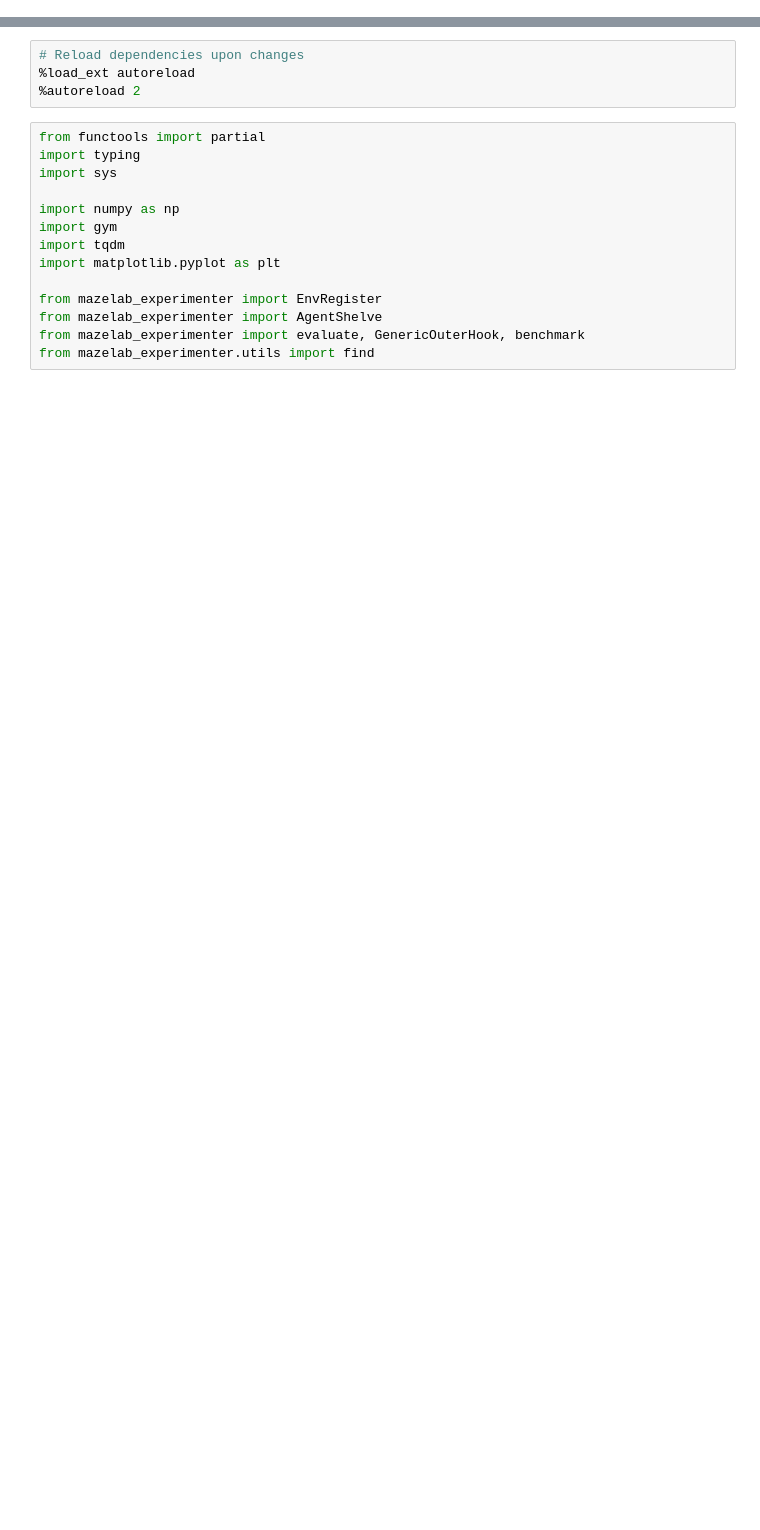
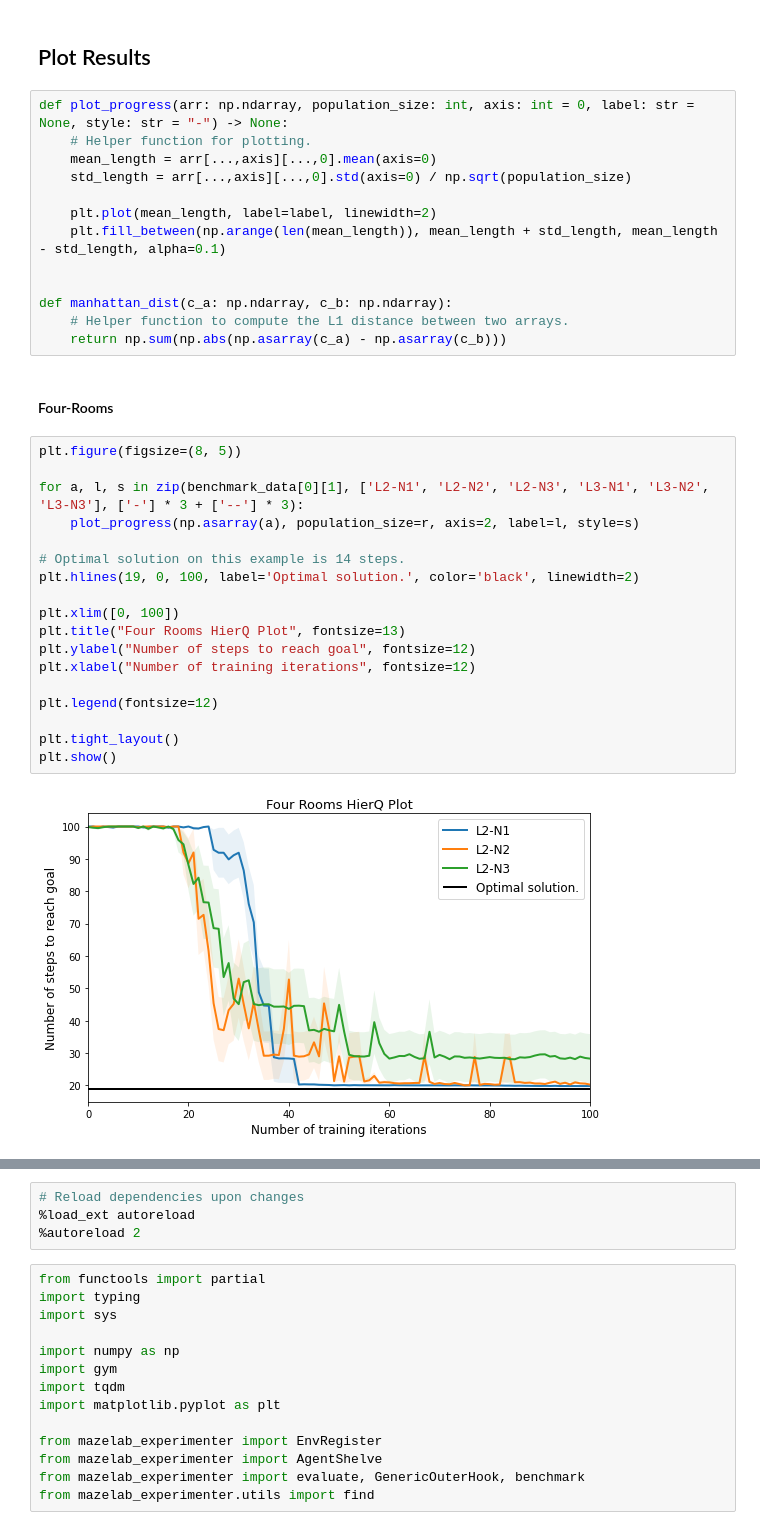
Before and after one commit to joeryjoery/Hierarchical-Muzero, a Jupyter notebook: notebooks/Tabular/HierarchicalPlanner.ipynb, the cells around one changed output, grey strips where cells are left out. Cells and saved outputs as stored; diff of their text form; blank space fills up the shorter version.

```diff
--- a/notebooks/Tabular/HierarchicalPlanner.ipynb
+++ b/notebooks/Tabular/HierarchicalPlanner.ipynb
@@ -0,0 +196,37 @@
+# %% [markdown]
+## Plot Results
+# %%
+def plot_progress(arr: np.ndarray, population_size: int, axis: int = 0, label: str = None, style: str = "-") -> None:
+    # Helper function for plotting.
+    mean_length = arr[...,axis][...,0].mean(axis=0)
+    std_length = arr[...,axis][...,0].std(axis=0) / np.sqrt(population_size)
+
+    plt.plot(mean_length, label=label, linewidth=2)
+    plt.fill_between(np.arange(len(mean_length)), mean_length + std_length, mean_length - std_length, alpha=0.1)
+
+
+def manhattan_dist(c_a: np.ndarray, c_b: np.ndarray):
+    # Helper function to compute the L1 distance between two arrays.
+    return np.sum(np.abs(np.asarray(c_a) - np.asarray(c_b)))
+# %% [markdown]
+#### Four-Rooms
+# %%
+plt.figure(figsize=(8, 5))
+
+for a, l, s in zip(benchmark_data[0][1], ['L2-N1', 'L2-N2', 'L2-N3', 'L3-N1', 'L3-N2', 'L3-N3'], ['-'] * 3 + ['--'] * 3):
+    plot_progress(np.asarray(a), population_size=r, axis=2, label=l, style=s)
+
+# Optimal solution on this example is 14 steps.
+plt.hlines(19, 0, 100, label='Optimal solution.', color='black', linewidth=2)
+
+plt.xlim([0, 100])
+plt.title("Four Rooms HierQ Plot", fontsize=13)
+plt.ylabel("Number of steps to reach goal", fontsize=12)
+plt.xlabel("Number of training iterations", fontsize=12)
+
+plt.legend(fontsize=12)
+
+plt.tight_layout()
+plt.show()
+# %% [output]
+[figure, added]
```
Also changed, not shown: parts of 44 cells of this notebook, 28 other files.
